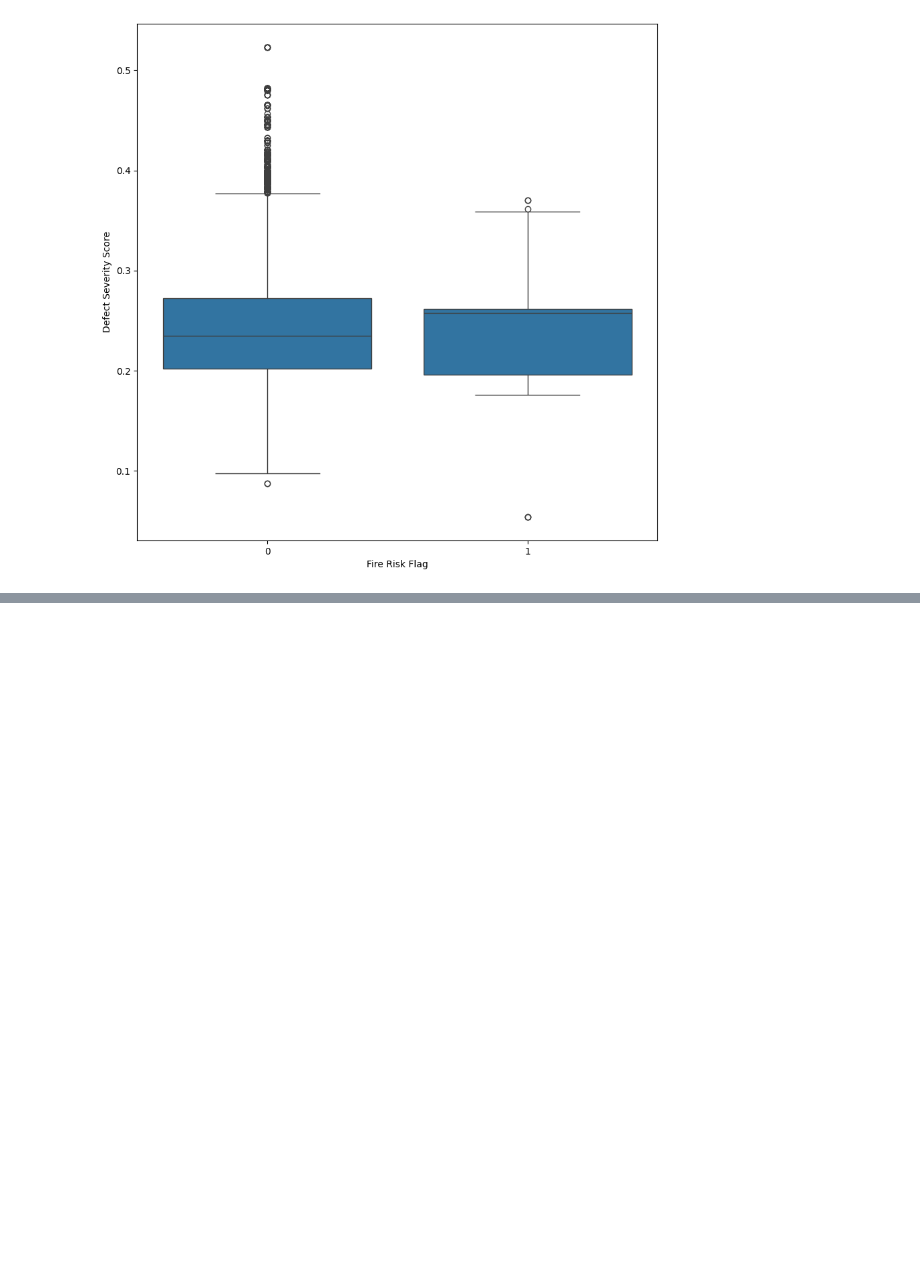
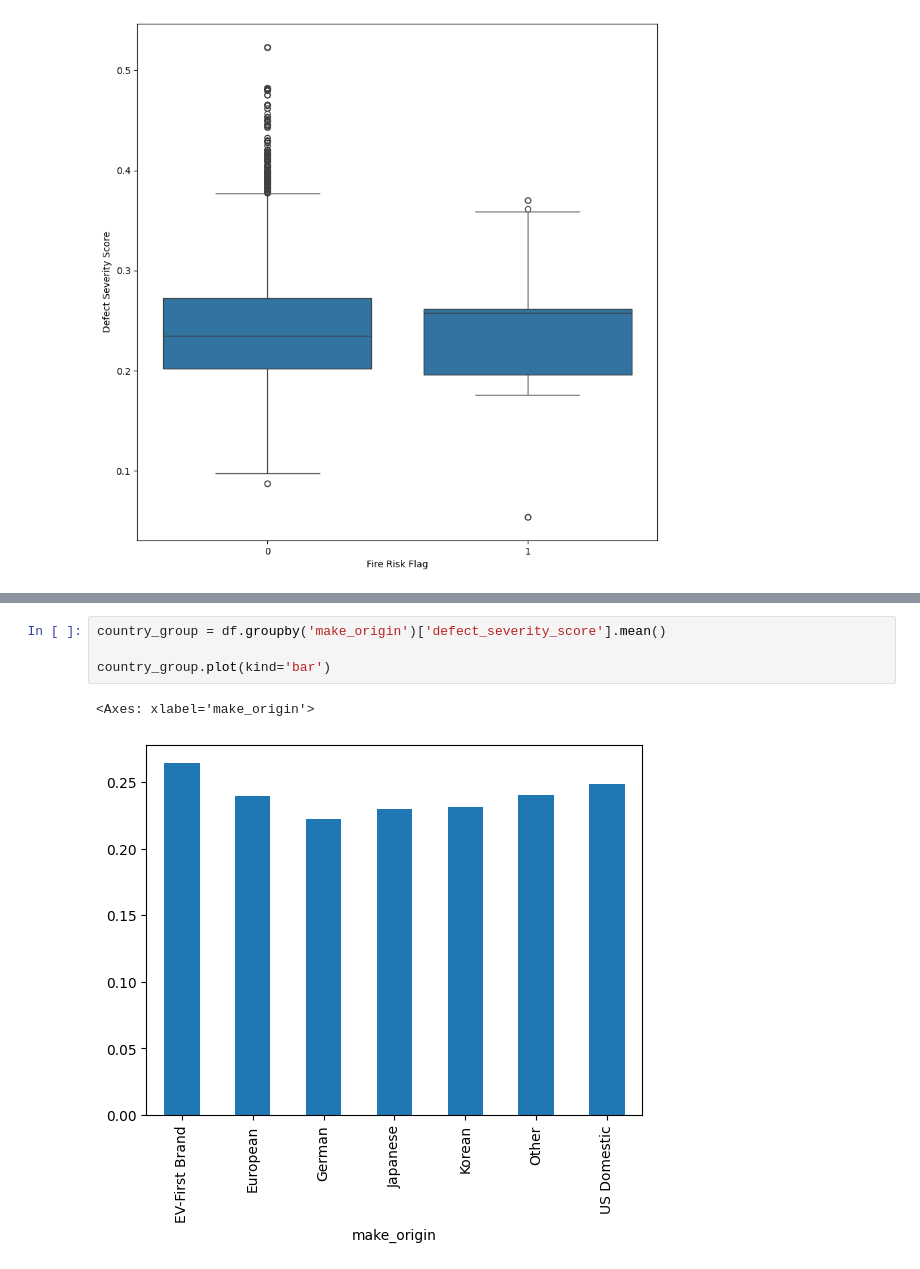
Before and after one commit to djmans630/DSC148_Project, a Jupyter notebook: DSC148_Final_Project_Dayoung.ipynb, the cells around one changed output, grey strips where cells are left out. Drawn from its saved outputs; the diff is of its cells as text; blank space fills up the shorter version.

```diff
--- a/DSC148_Final_Project_Dayoung.ipynb
+++ b/DSC148_Final_Project_Dayoung.ipynb
@@ -271,0 +408,7 @@ plt.show()
+# %%
+country_group = df.groupby('make_origin')['defect_severity_score'].mean()
+
+country_group.plot(kind='bar')
+# %% [output]
+<Axes: xlabel='make_origin'>
+[figure, added]
```
Also changed, not shown: parts of 12 cells of this notebook.
